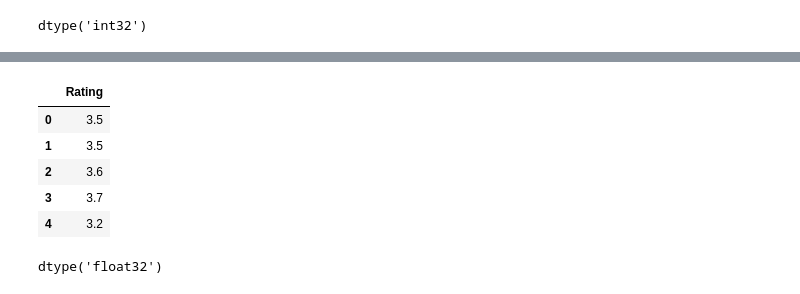
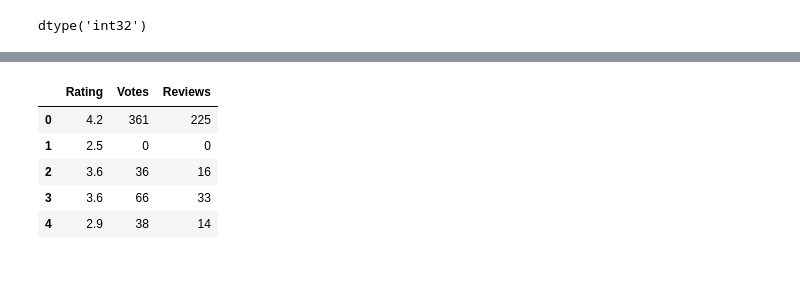
Before and after one commit to skhadirahmed/Colab, a Jupyter notebook: Food Delivery/MH_Food_delivery_time.ipynb, the cells around one changed output, grey strips where cells are left out. Drawn from its saved outputs; the diff is of its cells as text; code cells hidden in the pictures.

```diff
--- a/Food Delivery/MH_Food_delivery_time.ipynb
+++ b/Food Delivery/MH_Food_delivery_time.ipynb
@@ -5,0 +8,5 @@ Data_Train = pd.read_excel("Data_Train.xlsx")
+# %%
+Data_Train = pd.read_excel("Data_Train.xlsx")
+Data_Test = pd.read_excel("Data_Test.xlsx")
+print("Number of records in Train",len(Data_Train))
+print("Number of records in Test",len(Data_Test))
@@ -35,11 +41,8 @@ len(X)
 # %%
-from sklearn.model_selection import train_test_split
+features = ["Rating",	"Votes", "Reviews","Delivery_Time"]
 
-#features = ["Rating",	"Votes", "Reviews"]
-features = ["Rating","Delivery_Time"]
-X_new = Data_Train.copy()
-X_rating = X_new[features]
-X_rating.dropna(axis=0,subset=features,inplace=True)
+X_f = X[features]
+X_f.dropna(axis=0,subset=features,inplace=True)
 # %% [output]
 A value is trying to be set on a copy of a slice from a DataFrame
 
@@ -193,0 +205,12 @@ X_rating = X_rating.drop(["Delivery_Time"],axis=1)
+# %%
+model_test = RandomForestRegressor(n_estimators=1000,random_state=1)  #choosing the best n_est
+X_f.drop(["Delivery_Time"],axis=1,inplace=True)
+model_test.fit(X_f,y_f) #fitting on the complete Training data
+X_test = Data_Test.copy()
+if "Delivery_Time" in features:
+  features.remove("Delivery_Time")
+X_test = X_test[features]
+X_test.Rating.replace(["NEW","-","Opening Soon",'Temporarily Closed'],2.5,inplace=True)
+X_test.Votes.replace(["-"],0,inplace=True)
+X_test.Reviews.replace(["-"],0,inplace=True)
+X_test.astype("float32").dtypes
@@ -194,18 +226,9 @@ X_rating = X_rating.drop(["Delivery_Time"],axis=1)
 # %%
-X_rating.head()
+X_test.head()
 # %% [output]
-|  | Rating |
-| 0 | 3.5 |
-| 1 | 3.5 |
-| 2 | 3.6 |
-| 3 | 3.7 |
-| 4 | 3.2 |
+|  | Rating | Votes | Reviews |
+| 0 | 4.2 | 361 | 225 |
+| 1 | 2.5 | 0 | 0 |
+| 2 | 3.6 | 36 | 16 |
+| 3 | 3.6 | 66 | 33 |
+| 4 | 2.9 | 38 | 14 |
-# %%
-model_test = RandomForestRegressor(n_estimators=100,random_state=1)
-model_test.fit(X_rating,y_rating)
-X_test = pd.read_excel("Data_Test.xlsx")
-X_test = X_test["Rating"]
-X_test = X_test.replace(["NEW","-","Opening Soon",'Temporarily Closed'],2.5)
-X_test.astype("float32").dtypes
-# %% [output]
-dtype('float32')
```
Also changed, not shown: parts of 56 cells of this notebook.
